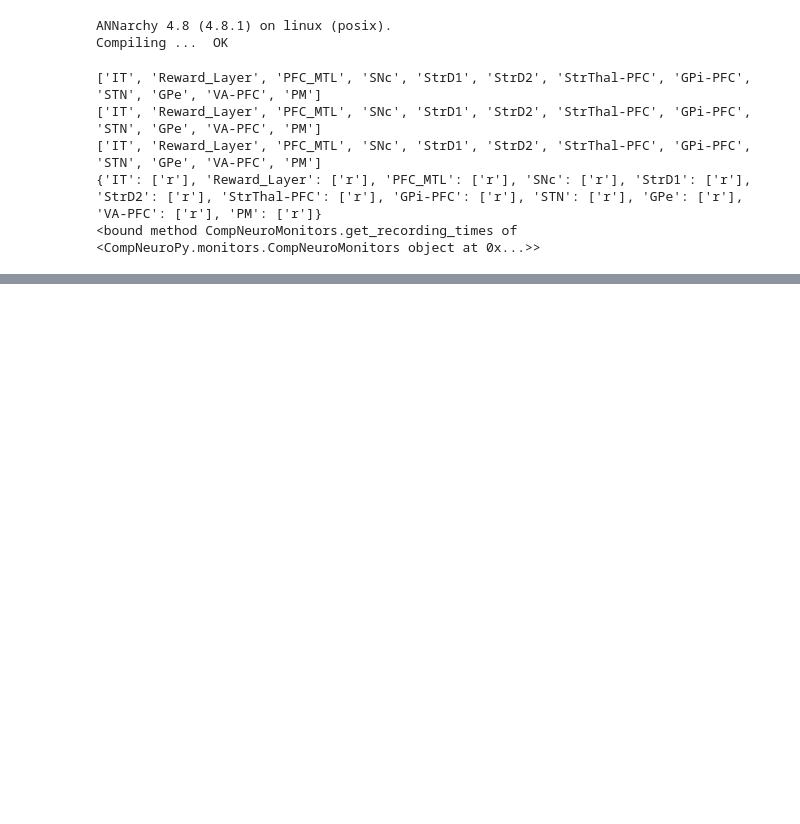
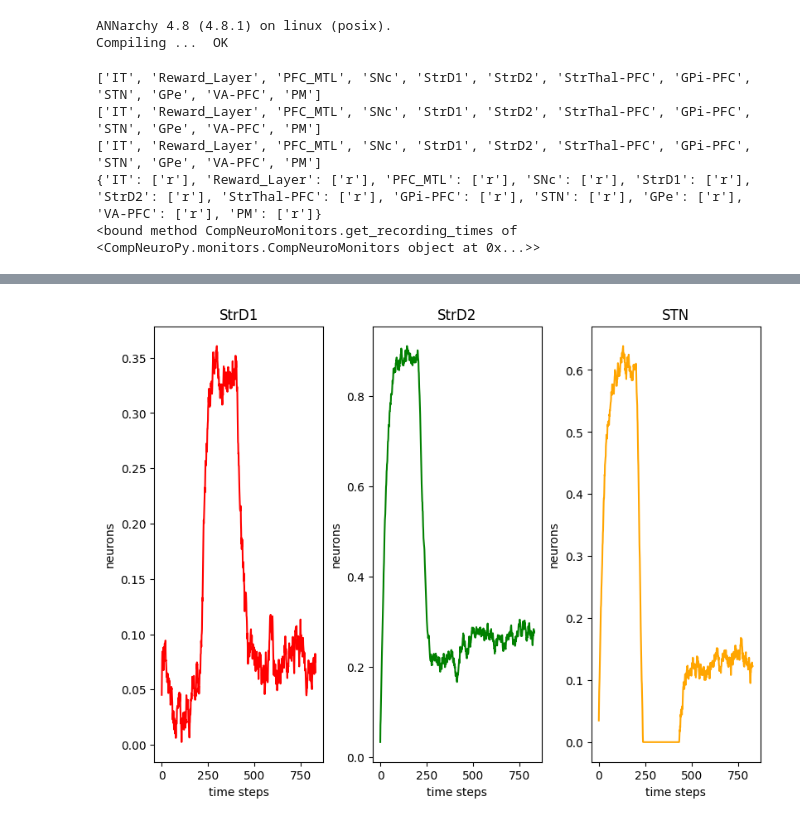
Before and after one commit to keyvany/decision-making-, a Jupyter notebook: Catfinale.ipynb, the cells around one changed output, grey strips where cells are left out. Saved outputs shown, nothing was run; the diff lists cells and outputs as text; code cells hidden in the pictures; blank space fills up the shorter version.

```diff
--- a/Catfinale.ipynb
+++ b/Catfinale.ipynb
@@ -860,0 +877,25 @@ for chunk in range(12,13):
+# %%
+x = recordings1
+fig, ax = plt.subplots(1, 3, figsize=(8, 6), constrained_layout=True)
+ax = ax.flatten()
+
+# Plot Curves:
+
+ax[0].plot(x[37]['StrD1;r'][:,7], color='red')
+ax[0].set_title('StrD1')
+ax[0].set_xlabel('time steps')
+ax[0].set_ylabel('neurons')
+
+ax[1].plot(x[37]['StrD2;r'][:,3], color='green')
+ax[1].set_title('StrD2')
+ax[1].set_xlabel('time steps')
+ax[1].set_ylabel('neurons')
+
+ax[2].plot(x[37]['STN;r'][:,5], color='orange')
+ax[2].set_title('STN')
+ax[2].set_xlabel('time steps')
+ax[2].set_ylabel('neurons')
+
+plt.show()
+# %% [output]
+[figure, added]
```
Also changed, not shown: parts of 8 cells of this notebook.
